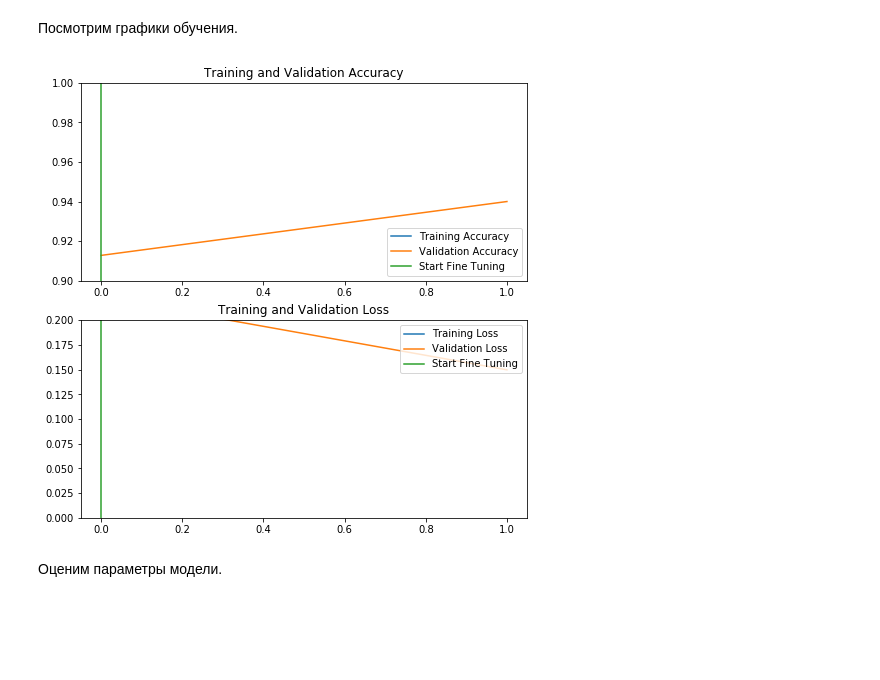
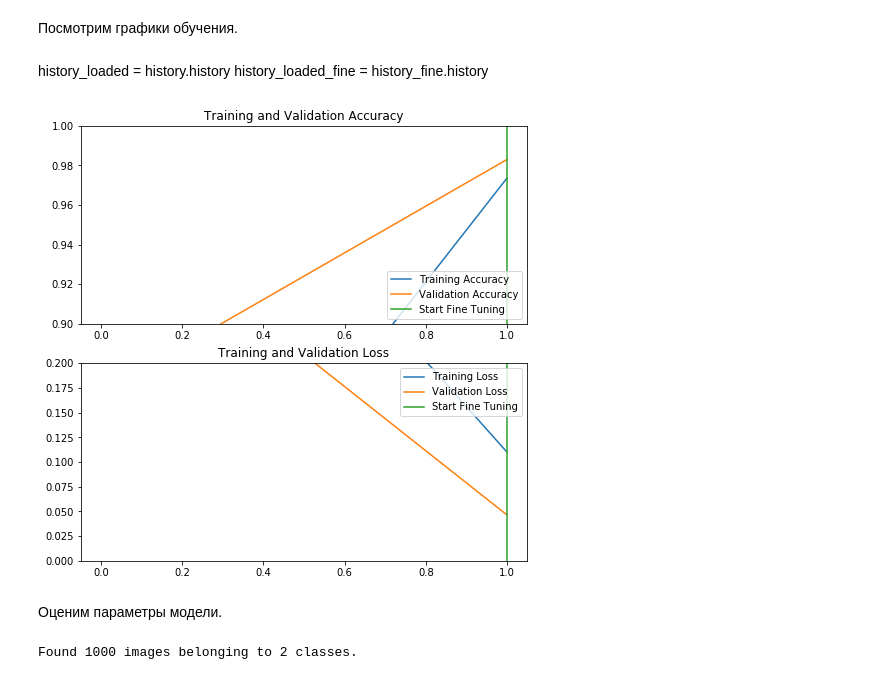
Before and after one commit to SmirnovAlexander/BinaryImageClassifier, a Jupyter notebook: BinaryImageClassifier/mobileNetV2.ipynb, the cells around one changed output. Cells and saved outputs as stored; diff of their text form; code cells hidden in the pictures; blank space fills up the shorter version.

```diff
--- a/BinaryImageClassifier/mobileNetV2.ipynb
+++ b/BinaryImageClassifier/mobileNetV2.ipynb
@@ -236,5 +244,2 @@ TypeError: '<' not supported between instances of 'dict' and 'float'
 # %% [markdown]
 Восстановим историю обучения.
-# %%
-with open("histories/mobileNetV2/mobileNetV2History", 'rb') as file_pi:
-    history_loaded = pickle.load(file_pi)
@@ -241,5 +249,2 @@ with open("histories/mobileNetV2/mobileNetV2History", 'rb') as file_pi:
 # %% [markdown]
 Восстановим историю fine-tuning обучения.
-# %%
-with open("histories/mobileNetV2/mobileNetV2HistoryFine", 'rb') as file_pi:
-    history_loaded_fine = pickle.load(file_pi)
@@ -270,23 +258,10 @@ val_loss += history_loaded_fine['val_loss']
-# %%
-plt.figure(figsize=(8, 8))
-plt.subplot(2, 1, 1)
-plt.plot(acc, label='Training Accuracy')
-plt.plot(val_acc, label='Validation Accuracy')
-plt.ylim([0.9, 1])
-plt.plot([epochs-1,epochs-1], plt.ylim(), label='Start Fine Tuning')
-plt.legend(loc='lower right')
-plt.title('Training and Validation Accuracy')
-
-plt.subplot(2, 1, 2)
-plt.plot(loss, label='Training Loss')
-plt.plot(val_loss, label='Validation Loss')
-plt.ylim([0, 0.2])
-plt.plot([epochs-1,epochs-1], plt.ylim(), label='Start Fine Tuning')
-plt.legend(loc='upper right')
-plt.title('Training and Validation Loss')
-plt.show()
-# %% [output]
-[figure, removed]
+# %% [markdown]
+history_loaded = history.history
+history_loaded_fine = history_fine.history
+# %%
+methods.accLossFine(history_loaded, history_loaded_fine)
+# %% [output]
+[figure, added]
 # %% [markdown]
 Оценим параметры модели.
 # %%
@@ -320,6 +295,17 @@ def AccRecPrec(predictions, test_labels):
     print("recall:   ", r)
     print("precision:", p)
     print("f1:       ", 2*p*r/(p+r))
+# %%
+test_datagen = ImageDataGenerator(rescale = 1/255)
+test_generator = test_datagen.flow_from_directory(
+        DATA_FOLDER + '/test',
+        target_size = (image_size, image_size),
+        batch_size = batch_size,
+        shuffle=False,
+        class_mode = "binary"
+)
+# %% [output]
+Found 1000 images belonging to 2 classes.
 # %%
 AccRecPrec(model.predict_generator(test_generator), test_generator.classes)
 # %% [output]
```
Also changed, not shown: parts of 25 cells of this notebook, 36 other files.
